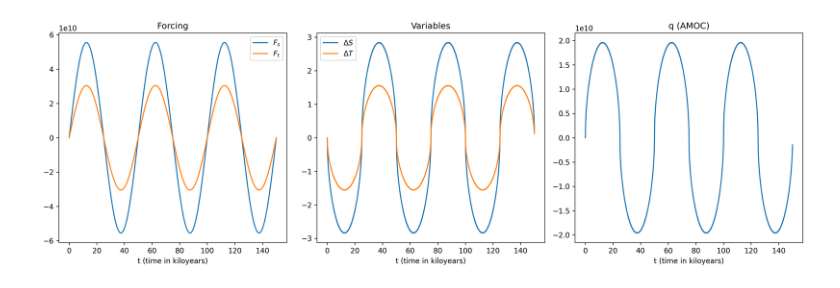
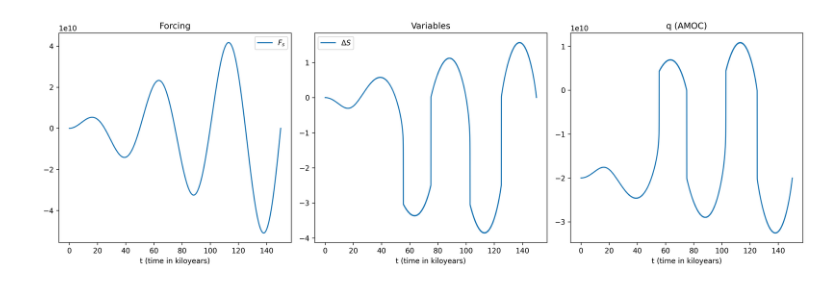
Before and after one commit to CompClimate/AMOC_XAI, a Jupyter notebook: generate_stommel_data.ipynb, the cells around one changed output. Saved outputs shown, nothing was run; the diff lists cells and outputs as text; code cells hidden in the pictures.

```diff
--- a/generate_stommel_data.ipynb
+++ b/generate_stommel_data.ipynb
@@ -41,6 +41,8 @@ def Fs_func(time, time_max, forcing_func_type):
         flux=Fs_min+(Fs_max-Fs_min)*time/time_max
     elif forcing_func_type == "sine":
         flux=(Fs_max-Fs_min)*np.sin(6*np.pi*time/time_max)
+    elif forcing_func_type == "ns":
+        flux=(Fs_max-Fs_min) * time/time_max * np.sin(6*np.pi*time/time_max)
 
     return flux*area*S0/year
 
@@ -51,6 +53,8 @@ def Ft_func(time, time_max, forcing_func_type):
         flux = Ft_min+(Ft_max-Ft_min)*time/time_max;
     elif forcing_func_type == "sine":
         flux=(Ft_max-Ft_min)*np.sin(6*np.pi*time/time_max)
+    elif forcing_func_type == "ns":
+        flux=(Ft_max-Ft_min) * time/time_max * np.sin(6*np.pi*time/time_max)
     return flux*area*T0/year
 
 Fs_to_m_per_year=S0*area/year
@@ -168,4 +160,4 @@ generate_plots("linear", True, True)
-# %%
-generate_plots("sine", True, True)
-# %% [output]
-[figure, removed]
+# %%
+generate_plots("ns", False, True);
+# %% [output]
+[figure, added]
```
Also changed, not shown: parts of 15 cells of this notebook, 2 other files.
